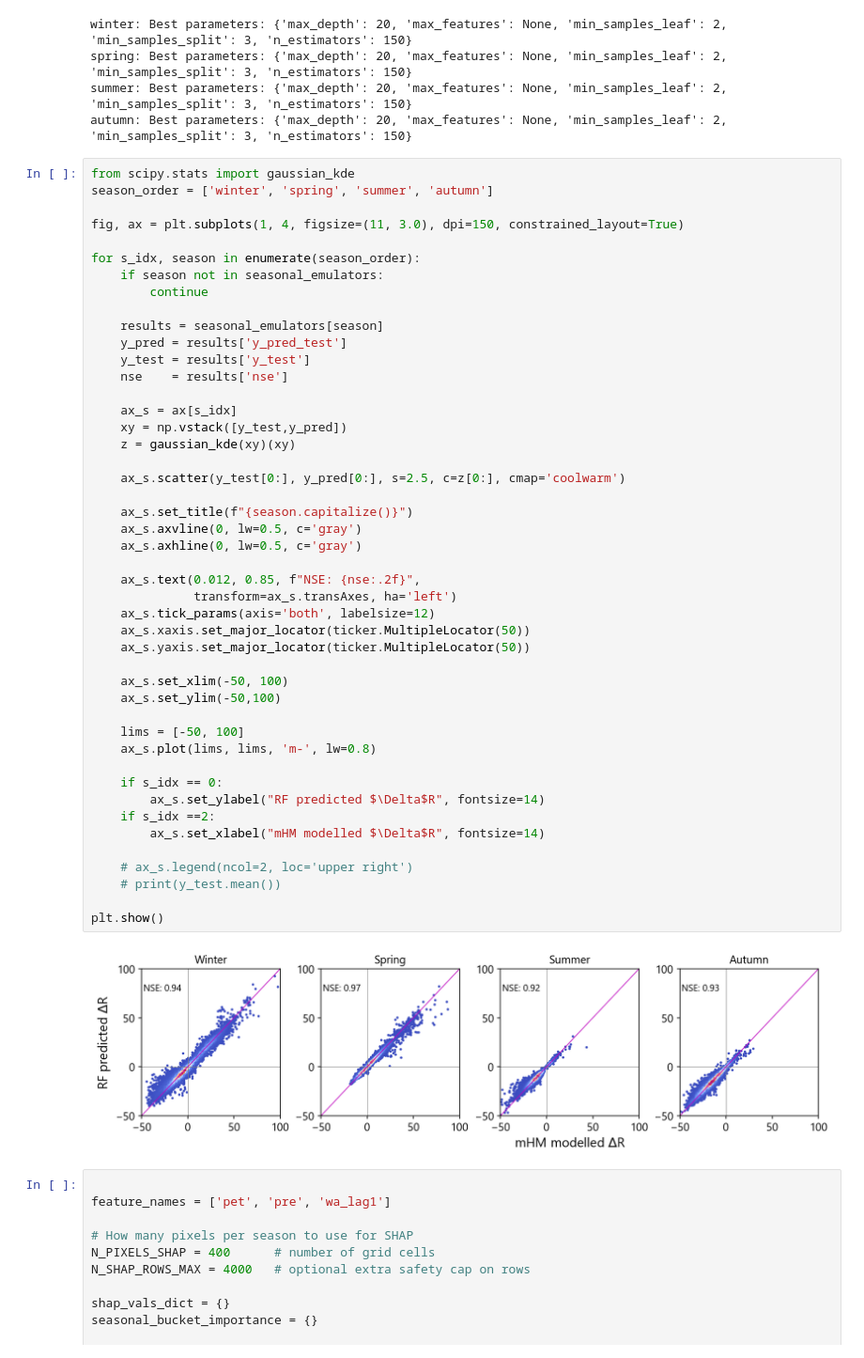
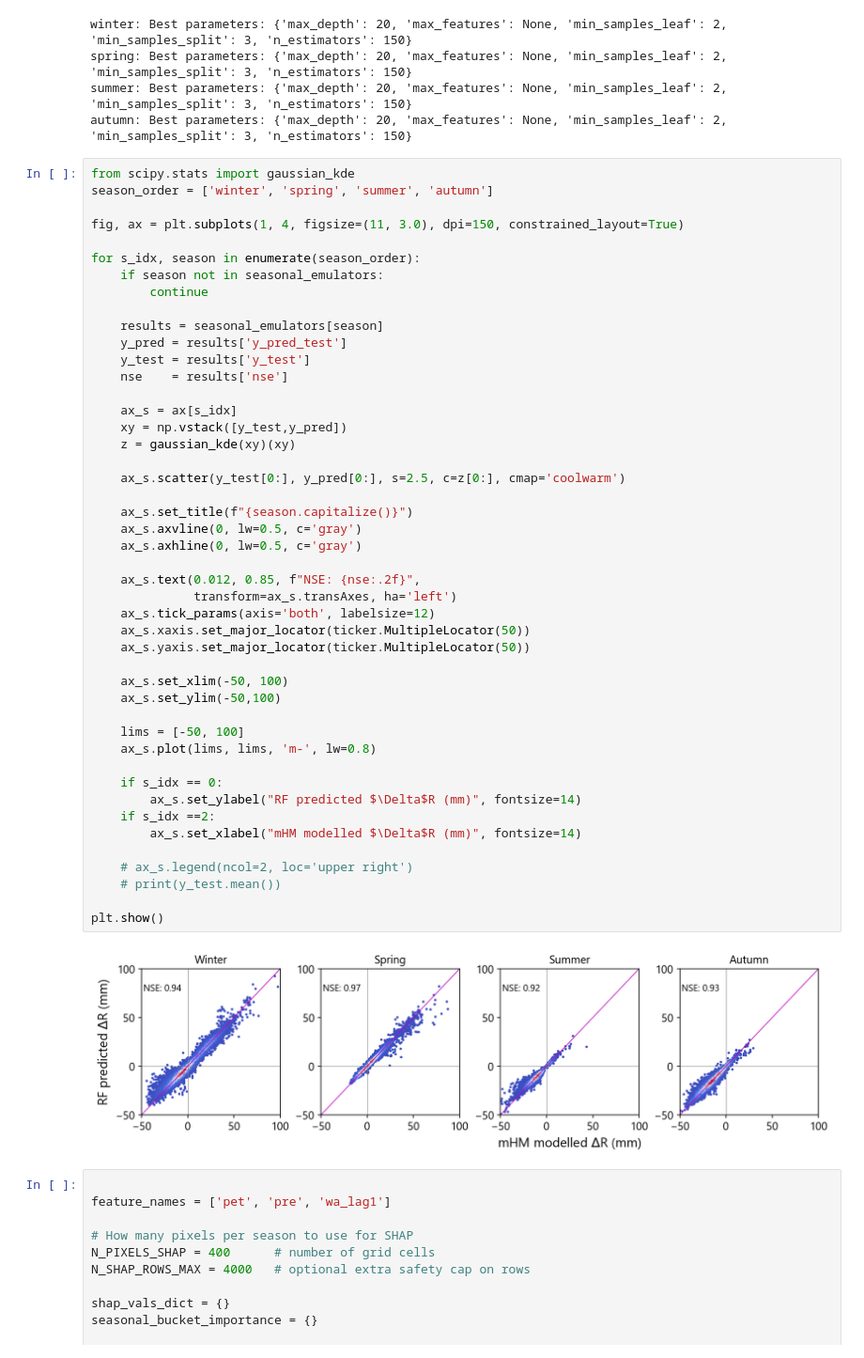
Before and after one commit to klekarkar/pre_post_process_mHM, a Jupyter notebook: recharge_attribution.ipynb, the cells around one changed output. Shown at 94% size. Drawn from its saved outputs; the diff is of its cells as text.

```diff
--- a/recharge_attribution.ipynb
+++ b/recharge_attribution.ipynb
@@ -469,36 +469,36 @@ for s_idx, season in enumerate(season_order):
     ax_s = ax[s_idx]
     xy = np.vstack([y_test,y_pred])
     z = gaussian_kde(xy)(xy)
 
     ax_s.scatter(y_test[0:], y_pred[0:], s=2.5, c=z[0:], cmap='coolwarm')
 
     ax_s.set_title(f"{season.capitalize()}")
     ax_s.axvline(0, lw=0.5, c='gray')
     ax_s.axhline(0, lw=0.5, c='gray')
 
     ax_s.text(0.012, 0.85, f"NSE: {nse:.2f}",
               transform=ax_s.transAxes, ha='left')
     ax_s.tick_params(axis='both', labelsize=12)
     ax_s.xaxis.set_major_locator(ticker.MultipleLocator(50))
     ax_s.yaxis.set_major_locator(ticker.MultipleLocator(50))
 
     ax_s.set_xlim(-50, 100)
     ax_s.set_ylim(-50,100)
 
     lims = [-50, 100]
     ax_s.plot(lims, lims, 'm-', lw=0.8)
 
     if s_idx == 0:
-        ax_s.set_ylabel("RF predicted $\Delta$R", fontsize=14)
+        ax_s.set_ylabel("RF predicted $\Delta$R (mm)", fontsize=14)
     if s_idx ==2:
-        ax_s.set_xlabel("mHM modelled $\Delta$R", fontsize=14)
+        ax_s.set_xlabel("mHM modelled $\Delta$R (mm)", fontsize=14)
 
     # ax_s.legend(ncol=2, loc='upper right')
     # print(y_test.mean())
 
 plt.show()
 # %% [output]
-[figure, old version]
+[figure, new version]
 # %%
 
 feature_names = ['pet', 'pre', 'wa_lag1']
```
Also changed, not shown: parts of 1 cell of this notebook, 16 other files.
